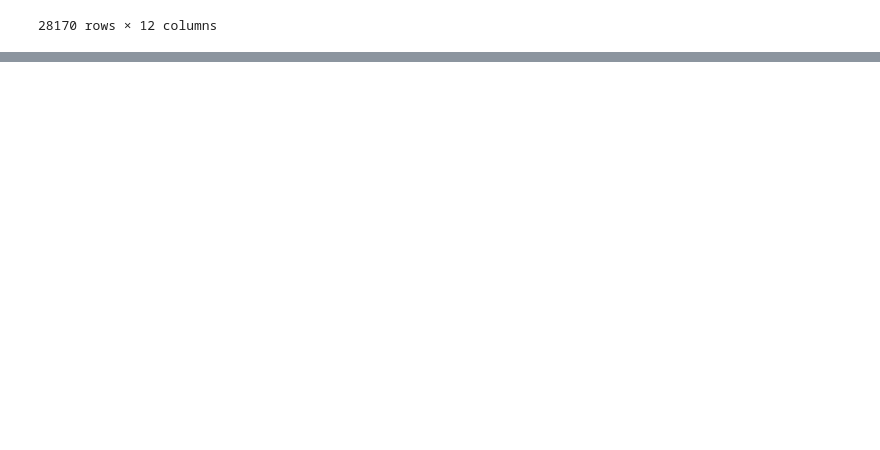
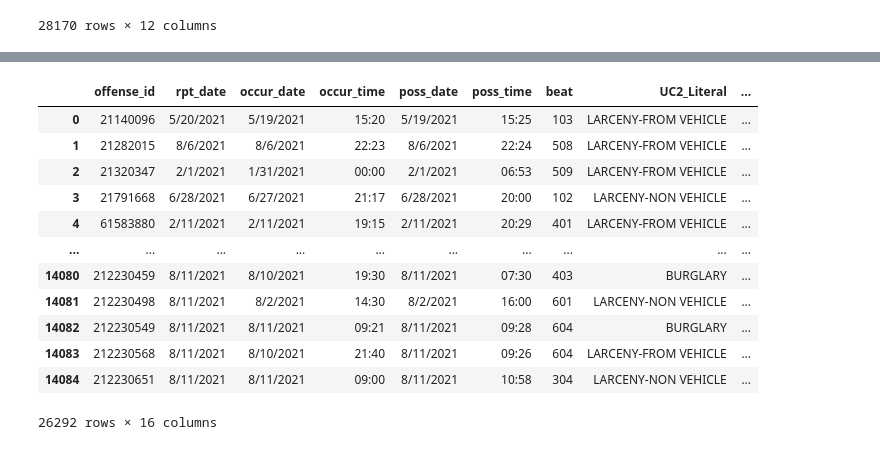
Before and after one commit to Chithra1996/GT_Final_Project, a Jupyter notebook: New folder/crime_data_cleaning.ipynb, the cells around one changed output, grey strips where cells are left out. Cells and saved outputs as stored; diff of their text form; code cells hidden in the pictures; blank space fills up the shorter version.

Commit message:
cleaned crime data

```diff
--- a/New folder/crime_data_cleaning.ipynb
+++ b/New folder/crime_data_cleaning.ipynb
@@ -74,3 +74,6 @@ new_crime
 | 14083 | 212230568 | 8/11/2021 | 8/10/2021 | 21:40 | 8/11/2021 | 09:26 | 604 | 180 JACKSON ST NE\nATLANTA, GA 30... | LARCENY-FROM VEHICLE | ... |
 | 14084 | 212230651 | 8/11/2021 | 8/11/2021 | 09:00 | 8/11/2021 | 10:58 | 304 | 1162 PRYOR ST SW\nATL, GA 30315\n... | LARCENY-NON VEHICLE | ... |
 28170 rows × 12 columns
+# %%
+new_crime.dropna(how='any', inplace = True)
+new_crime
@@ -76,0 +94,23 @@ new_crime
+# %%
+
+new_crime[['Address', 'City', 'Country']] = new_crime['location'].str.split('\n', n=2, expand = True)
+new_crime
+new_crime[['city','state','zipcode']] = new_crime['City'].str.split(' ', n=2, expand = True)
+new_crime.head(4)
+
+new_crime.drop(columns=['location','City'], inplace = True)
+new_crime
+# %% [output]
+|  | offense_id | rpt_date | occur_date | occur_time | poss_date | poss_time | beat | UC2_Literal | ... |
+| 0 | 21140096 | 5/20/2021 | 5/19/2021 | 15:20 | 5/19/2021 | 15:25 | 103 | LARCENY-FROM VEHICLE | ... |
+| 1 | 21282015 | 8/6/2021 | 8/6/2021 | 22:23 | 8/6/2021 | 22:24 | 508 | LARCENY-FROM VEHICLE | ... |
+| 2 | 21320347 | 2/1/2021 | 1/31/2021 | 00:00 | 2/1/2021 | 06:53 | 509 | LARCENY-FROM VEHICLE | ... |
+| 3 | 21791668 | 6/28/2021 | 6/27/2021 | 21:17 | 6/28/2021 | 20:00 | 102 | LARCENY-NON VEHICLE | ... |
+| 4 | 61583880 | 2/11/2021 | 2/11/2021 | 19:15 | 2/11/2021 | 20:29 | 401 | LARCENY-FROM VEHICLE | ... |
+| ... | ... | ... | ... | ... | ... | ... | ... | ... | ... |
+| 14080 | 212230459 | 8/11/2021 | 8/10/2021 | 19:30 | 8/11/2021 | 07:30 | 403 | BURGLARY | ... |
+| 14081 | 212230498 | 8/11/2021 | 8/2/2021 | 14:30 | 8/2/2021 | 16:00 | 601 | LARCENY-NON VEHICLE | ... |
+| 14082 | 212230549 | 8/11/2021 | 8/11/2021 | 09:21 | 8/11/2021 | 09:28 | 604 | BURGLARY | ... |
+| 14083 | 212230568 | 8/11/2021 | 8/10/2021 | 21:40 | 8/11/2021 | 09:26 | 604 | LARCENY-FROM VEHICLE | ... |
+| 14084 | 212230651 | 8/11/2021 | 8/11/2021 | 09:00 | 8/11/2021 | 10:58 | 304 | LARCENY-NON VEHICLE | ... |
+26292 rows × 16 columns
```
Also changed, not shown: parts of 13 cells of this notebook, 4 other files.
